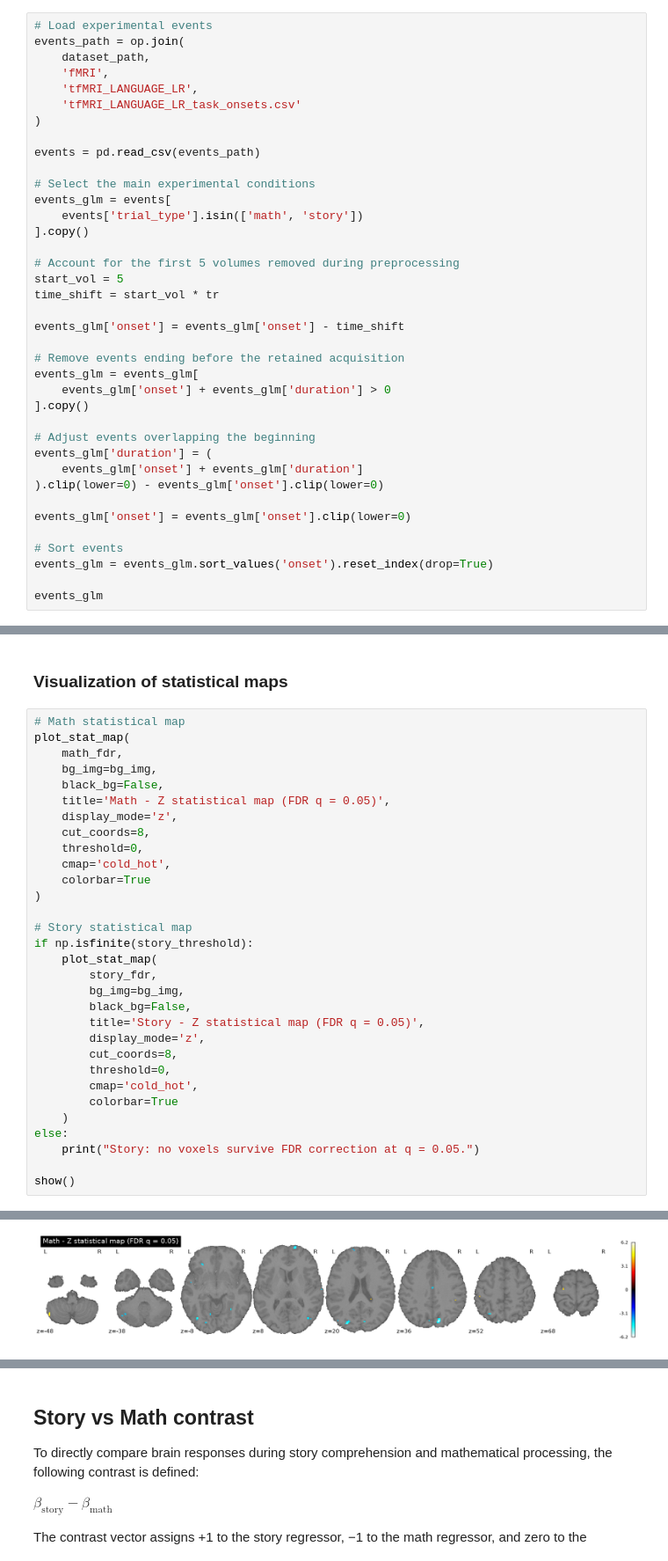
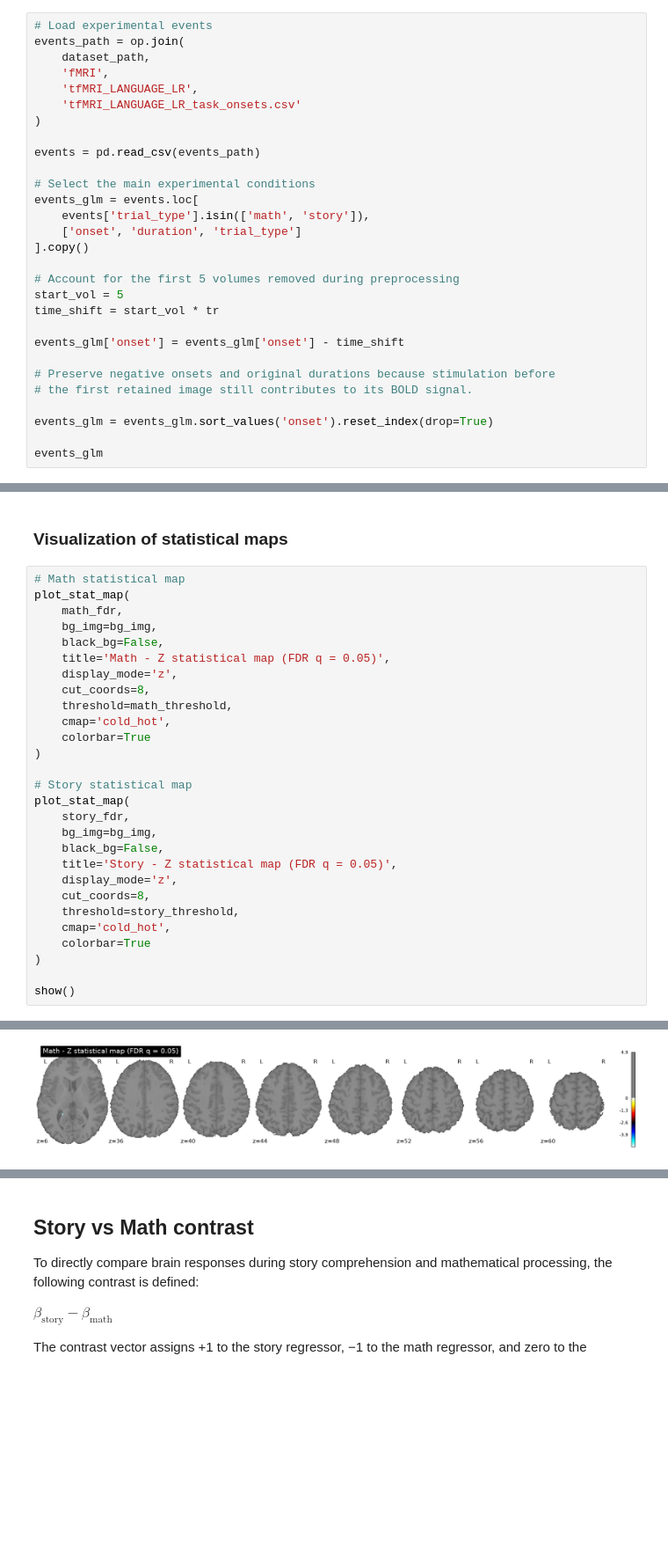
Before and after one commit to camillaberti/miniproject_nssp1, a Jupyter notebook: glm.ipynb, the cells around one changed output, grey strips where cells are left out. Shown at 88% size. Cells and saved outputs as stored; diff of their text form; blank space fills up the shorter version.

```diff
--- a/glm.ipynb
+++ b/glm.ipynb
@@ -65,8 +63,9 @@ events_path = op.join(
 events = pd.read_csv(events_path)
 
 # Select the main experimental conditions
-events_glm = events[
-    events['trial_type'].isin(['math', 'story'])
+events_glm = events.loc[
+    events['trial_type'].isin(['math', 'story']),
+    ['onset', 'duration', 'trial_type']
 ].copy()
 
 # Account for the first 5 volumes removed during preprocessing
@@ -75,19 +74,9 @@ time_shift = start_vol * tr
 
 events_glm['onset'] = events_glm['onset'] - time_shift
 
-# Remove events ending before the retained acquisition
-events_glm = events_glm[
-    events_glm['onset'] + events_glm['duration'] > 0
-].copy()
+# Preserve negative onsets and original durations because stimulation before
+# the first retained image still contributes to its BOLD signal.
 
-# Adjust events overlapping the beginning
-events_glm['duration'] = (
-    events_glm['onset'] + events_glm['duration']
-).clip(lower=0) - events_glm['onset'].clip(lower=0)
-
-events_glm['onset'] = events_glm['onset'].clip(lower=0)
-
-# Sort events
 events_glm = events_glm.sort_values('onset').reset_index(drop=True)
 
 events_glm
@@ -300,26 +292,23 @@ plot_stat_map(
     title='Math - Z statistical map (FDR q = 0.05)',
     display_mode='z',
     cut_coords=8,
-    threshold=0,
+    threshold=math_threshold,
     cmap='cold_hot',
     colorbar=True
 )
 
 # Story statistical map
-if np.isfinite(story_threshold):
-    plot_stat_map(
-        story_fdr,
-        bg_img=bg_img,
-        black_bg=False,
-        title='Story - Z statistical map (FDR q = 0.05)',
-        display_mode='z',
-        cut_coords=8,
-        threshold=0,
-        cmap='cold_hot',
-        colorbar=True
-    )
-else:
-    print("Story: no voxels survive FDR correction at q = 0.05.")
+plot_stat_map(
+    story_fdr,
+    bg_img=bg_img,
+    black_bg=False,
+    title='Story - Z statistical map (FDR q = 0.05)',
+    display_mode='z',
+    cut_coords=8,
+    threshold=story_threshold,
+    cmap='cold_hot',
+    colorbar=True
+)
 
 show()
 # %% [output]
@@ -327 +315 @@ Story: no voxels survive FDR correction at q = 0.05.
-[figure, old version]
+[figure, new version]
```
Also changed, not shown: parts of 19 cells of this notebook, 1 other file.
